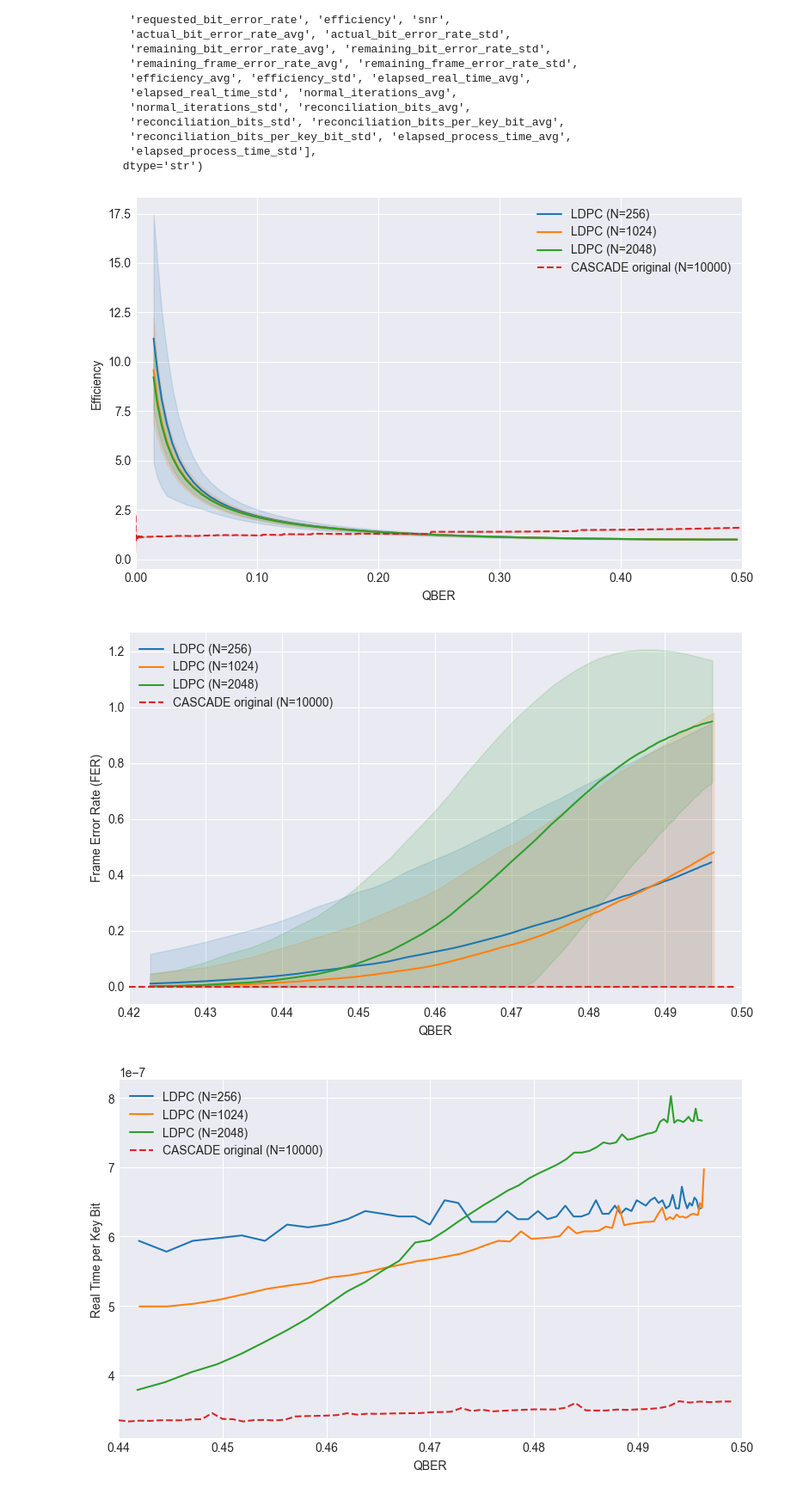
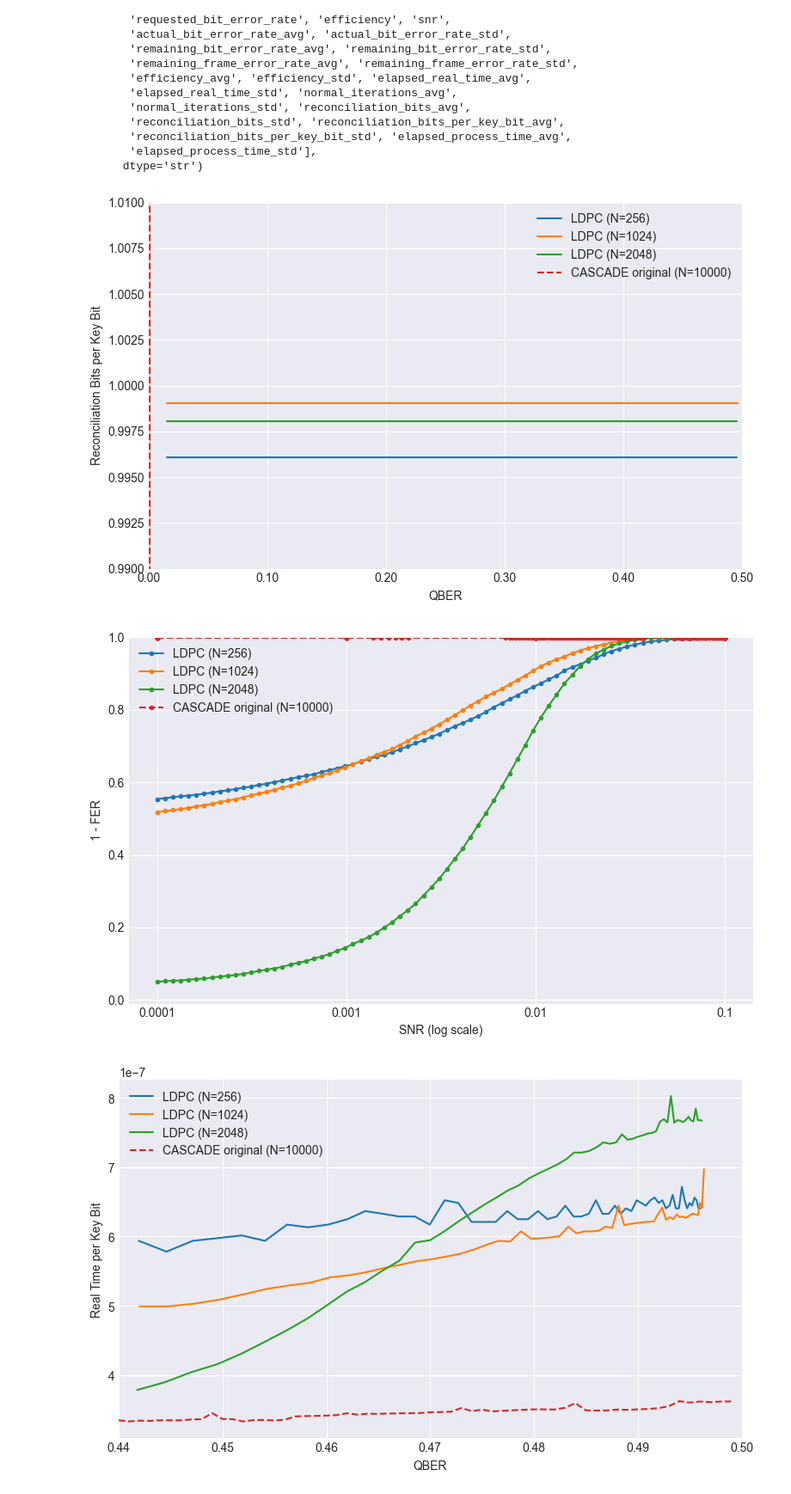
Before and after one commit to Maciekm1/quantum-error-correction-codes-comparison, a Jupyter notebook: experiments/scripts/plot_graphs.ipynb, the cells around one changed output. Shown at 86% size. Drawn from its saved outputs; the diff is of its cells as text; code cells hidden in the pictures.

```diff
--- a/experiments/scripts/plot_graphs.ipynb
+++ b/experiments/scripts/plot_graphs.ipynb
@@ -758,24 +840,27 @@ df_cascade_verification_extended["process_time_per_bit_avg"] = df_cascade_verifi
 
 plot_vs_qber(
     [(df, "LDPC"), (df_cascade_verification_extended, "CASCADE original")],
-    metric='efficiency',
-    ylabel='Efficiency',
+    metric='reconciliation_bits_per_key_bit',
+    ylabel='Reconciliation Bits per Key Bit',
     qber_range=(0.00, 0.5),
+    ylim=(0.99, 1.01),
     color_by_keysize=True,
     show_band=True,
     marker=None,
 )
 # %% [output]
-[figure, old version]
+[figure, new version]
 # %%
-plot_vs_qber(
+df["fer_1x2_avg"] = 1 - df["remaining_frame_error_rate_avg"]
+df_cascade_verification_extended["fer_1x2_avg"] = 1 - df_cascade_verification_extended["remaining_frame_error_rate_avg"]
+plot_vs_snr_log(
     [(df, "LDPC"), (df_cascade_verification_extended, "CASCADE original")],
-    metric='remaining_frame_error_rate',
-    ylabel='Frame Error Rate (FER)',
-    qber_range=(0.42, 0.5),
+    metric='fer_1x2',
+    ylabel='1 - FER',
+    ylim=(-0.01, 1.0),
+    snr_ticks=[0.0001, 0.001, 0.01, 0.1],
     color_by_keysize=True,
-    show_band=True,
-    marker=None,
+    show_band=False,
 )
 # %% [output]
-[figure, old version]
+[figure, new version]
```
Also changed, not shown: parts of 23 cells of this notebook, 1 other file.
